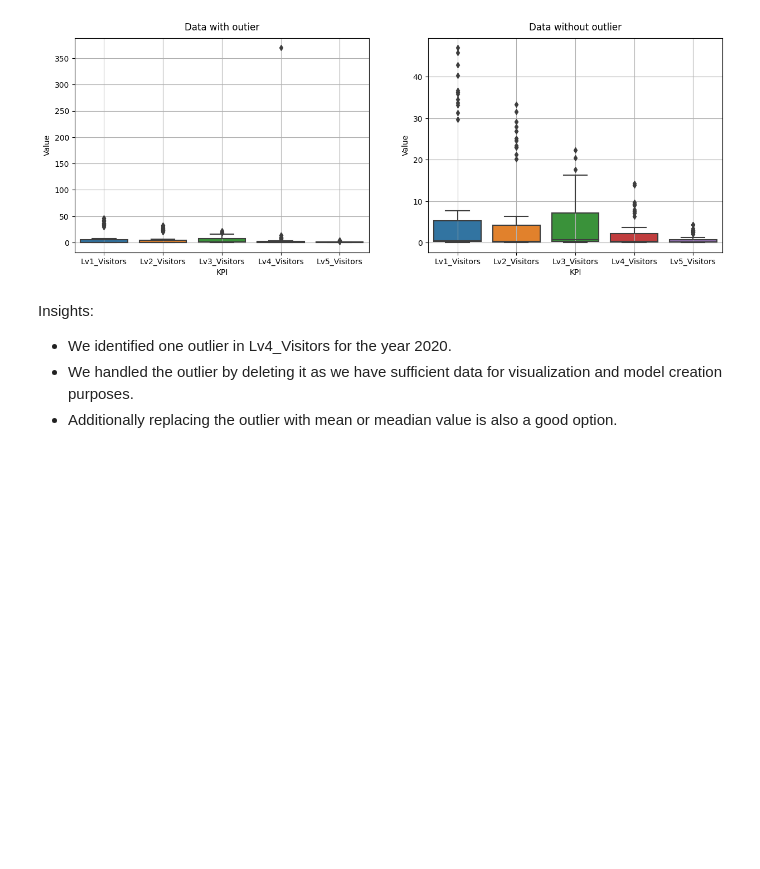
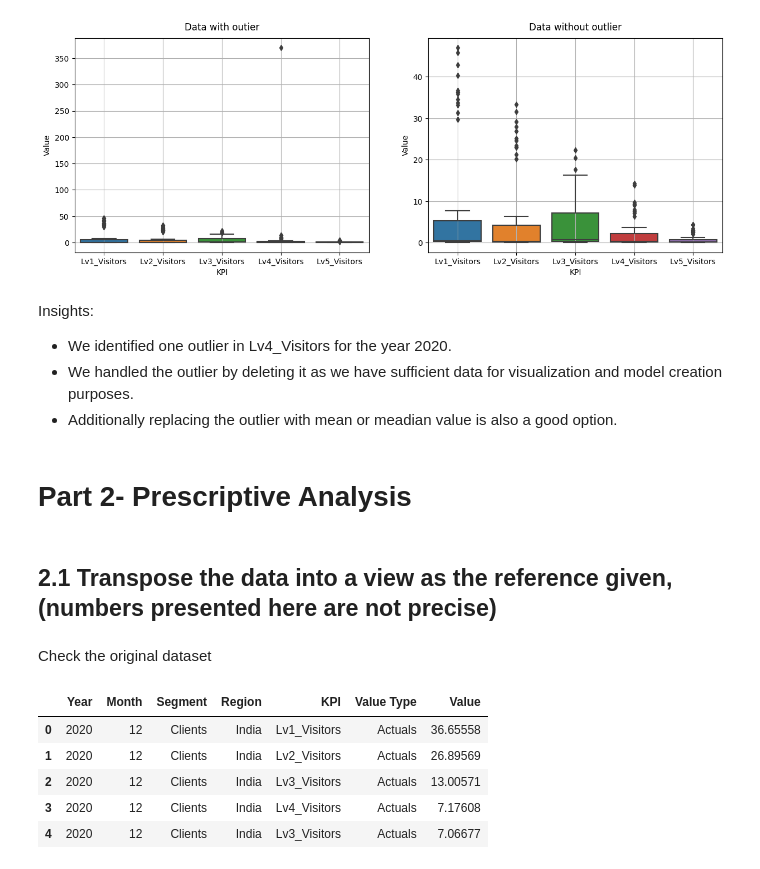
Before and after one commit to pratiksrm99/DataAnalysis, a Jupyter notebook: Website_Visitors_Data_Analysis.ipynb, the cells around one changed output. Drawn from its saved outputs; the diff is of its cells as text; code cells hidden in the pictures; blank space fills up the shorter version.

Commit message:
Starting Part-2 Prescriptive Analysis

```diff
--- a/Website_Visitors_Data_Analysis.ipynb
+++ b/Website_Visitors_Data_Analysis.ipynb
@@ -467,3 +467,18 @@ Insights:
 * We identified one outlier in Lv4_Visitors for the year 2020.
 * We handled the outlier by deleting it as we have sufficient data for visualization and model creation purposes.
 * Additionally replacing the outlier with mean or meadian value is also a good option.
+# %% [markdown]
+# Part 2- Prescriptive Analysis
+# %% [markdown]
+##  2.1 Transpose the data into a view as the reference given, (numbers presented here are not precise)
+# %% [markdown]
+Check the original dataset
+# %%
+df.head()
+# %% [output]
+|  | Year | Month | Segment | Region | KPI | Value Type | Value |
+| 0 | 2020 | 12 | Clients | India | Lv1_Visitors | Actuals | 36.65558 |
+| 1 | 2020 | 12 | Clients | India | Lv2_Visitors | Actuals | 26.89569 |
+| 2 | 2020 | 12 | Clients | India | Lv3_Visitors | Actuals | 13.00571 |
+| 3 | 2020 | 12 | Clients | India | Lv4_Visitors | Actuals | 7.17608 |
+| 4 | 2020 | 12 | Clients | India | Lv3_Visitors | Actuals | 7.06677 |
```
Also changed, not shown: parts of 5 cells of this notebook.
